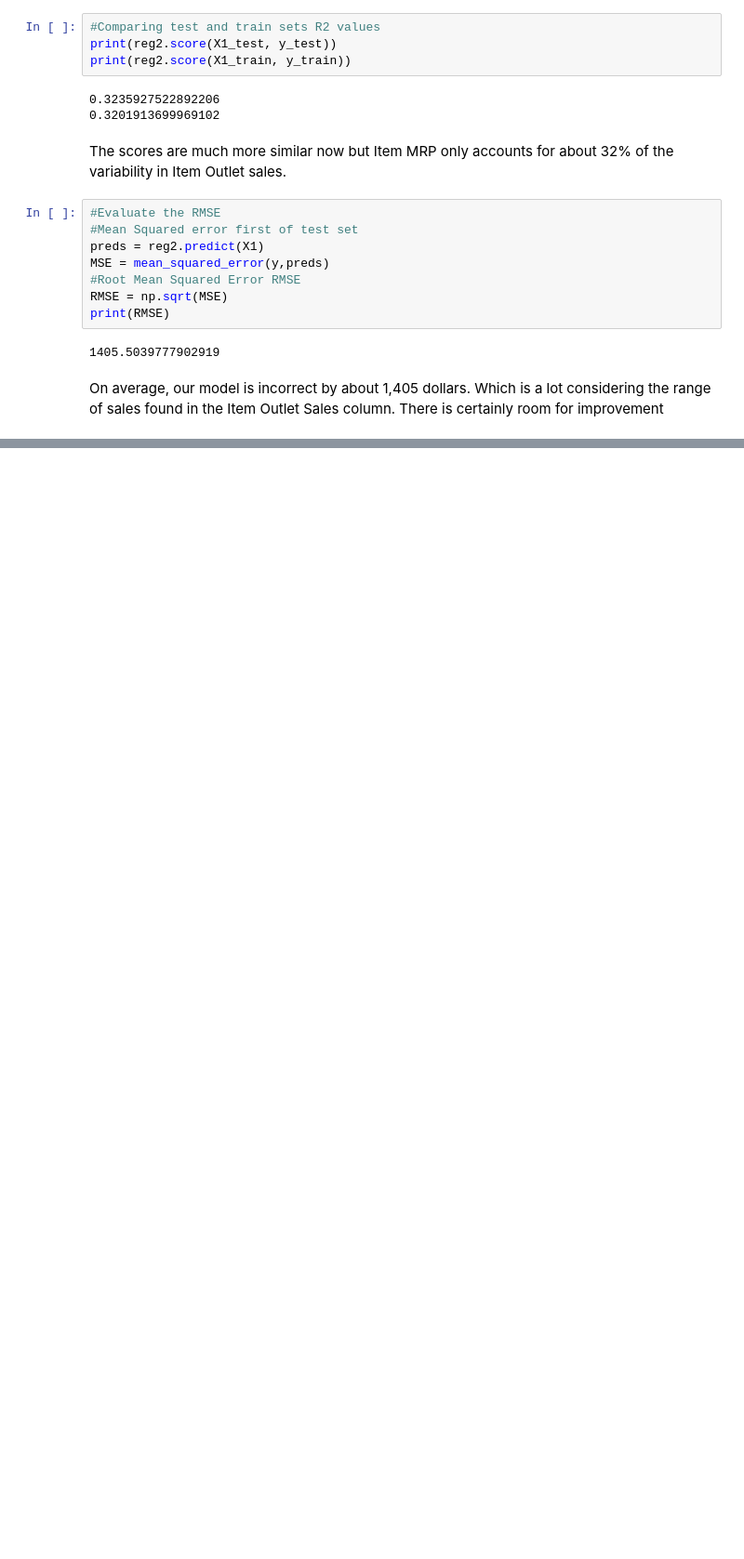
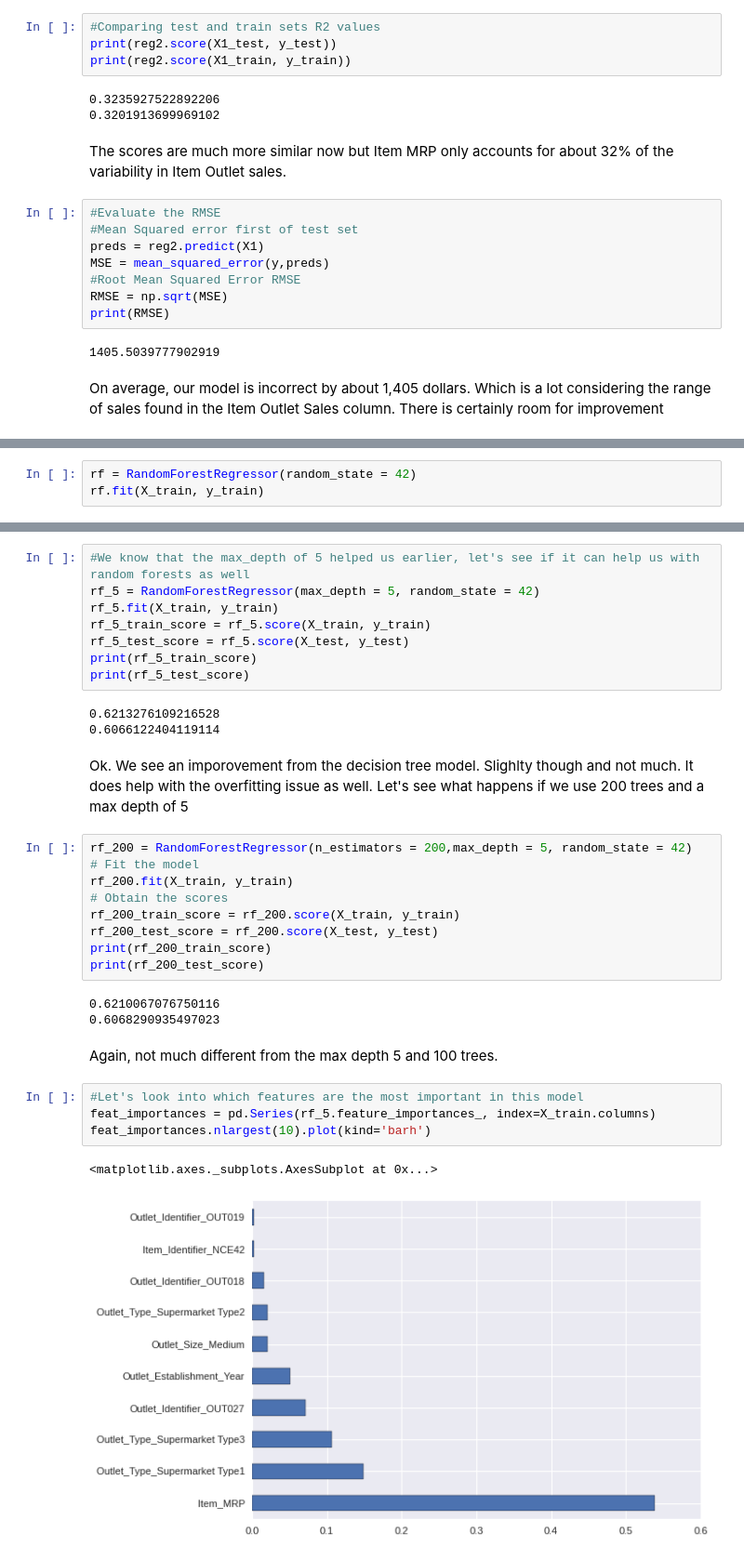
Before and after one commit to thinkinchicken/food-sales-predictions, a Jupyter notebook: Sales_Predictions.ipynb, the cells around one changed output, grey strips where cells are left out. Shown at 93% size. Drawn from its saved outputs; the diff is of its cells as text; blank space fills up the shorter version.

```diff
--- a/Sales_Predictions.ipynb
+++ b/Sales_Predictions.ipynb
@@ -572,0 +679,3 @@ On average, our model is incorrect by about 1,405 dollars. Which is a lot consid
+# %%
+rf = RandomForestRegressor(random_state = 42)
+rf.fit(X_train, y_train)
@@ -572,0 +721,35 @@ On average, our model is incorrect by about 1,405 dollars. Which is a lot consid
+# %%
+#We know that the max_depth of 5 helped us earlier, let's see if it can help us with random forests as well
+rf_5 = RandomForestRegressor(max_depth = 5, random_state = 42)
+rf_5.fit(X_train, y_train)
+rf_5_train_score = rf_5.score(X_train, y_train)
+rf_5_test_score = rf_5.score(X_test, y_test)
+print(rf_5_train_score)
+print(rf_5_test_score)
+# %% [output]
+0.6213276109216528
+0.6066122404119114
+# %% [markdown]
+Ok. We see an imporovement from the decision tree model. Slighlty though and not much. It does help with the overfitting issue as well.
+Let's see what happens if we use 200 trees and a max depth of 5
+# %%
+rf_200 = RandomForestRegressor(n_estimators = 200,max_depth = 5, random_state = 42)
+# Fit the model
+rf_200.fit(X_train, y_train)
+# Obtain the scores
+rf_200_train_score = rf_200.score(X_train, y_train)
+rf_200_test_score = rf_200.score(X_test, y_test)
+print(rf_200_train_score)
+print(rf_200_test_score)
+# %% [output]
+0.6210067076750116
+0.6068290935497023
+# %% [markdown]
+Again, not much different from the max depth 5 and 100 trees.
+# %%
+#Let's look into which features are the most important in this model
+feat_importances = pd.Series(rf_5.feature_importances_, index=X_train.columns)
+feat_importances.nlargest(10).plot(kind='barh')
+# %% [output]
+<matplotlib.axes._subplots.AxesSubplot at 0x...>
+[figure, added]
```
Also changed, not shown: parts of 29 cells of this notebook.
